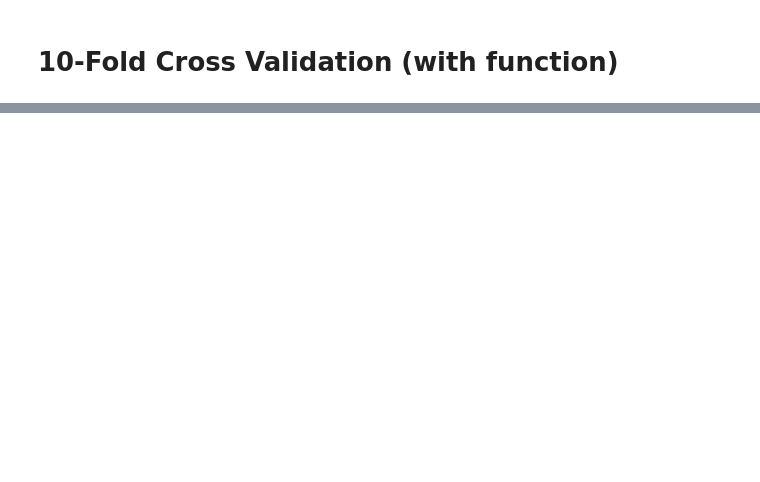
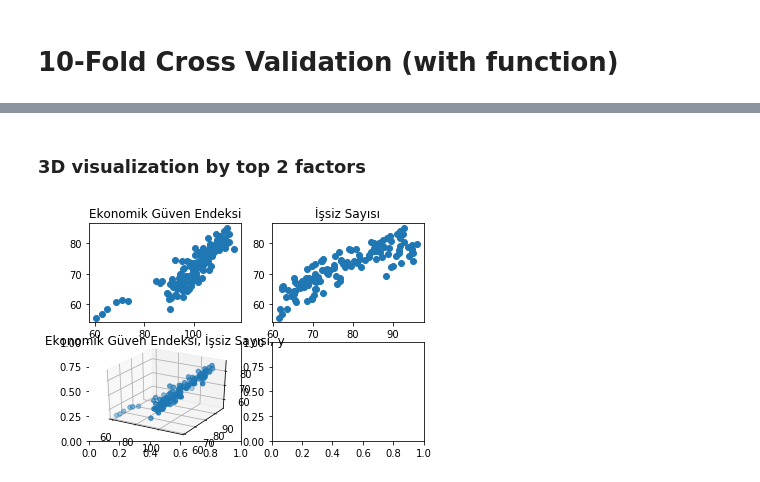
Before and after one commit to beratgumus/ConsumerConfidenceIndexEstimation, a Jupyter notebook: Proje2.ipynb, the cells around one changed output, grey strips where cells are left out. Saved outputs shown, nothing was run; the diff lists cells and outputs as text; code cells hidden in the pictures; blank space fills up the shorter version.

Commit message:
Added 2 graphs but need to fix size

```diff
--- a/Proje2.ipynb
+++ b/Proje2.ipynb
@@ -464,0 +465,19 @@ Variance score:  0.8511511439766751
+# %% [markdown]
+### 3D visualization by top 2 factors
+# %%
+from mpl_toolkits.mplot3d import Axes3D
+
+f, [[p1, p2], [p3, p4]] = plt.subplots(2,2)
+p1.scatter(x[:,0], y)
+p1.set_title("Ekonomik Güven Endeksi")
+
+p2.scatter(x[:,1], y)
+p2.set_title("İşsiz Sayısı")
+
+p3 = f.add_subplot(223, projection='3d')
+p3.scatter(x[:,0], x[:,1], y)
+p3.set_title("Ekonomik Güven Endeksi, İşsiz Sayısı, y")
+
+plt.show()
+# %% [output]
+[figure, added]
```
Also changed, not shown: parts of 10 cells of this notebook.
